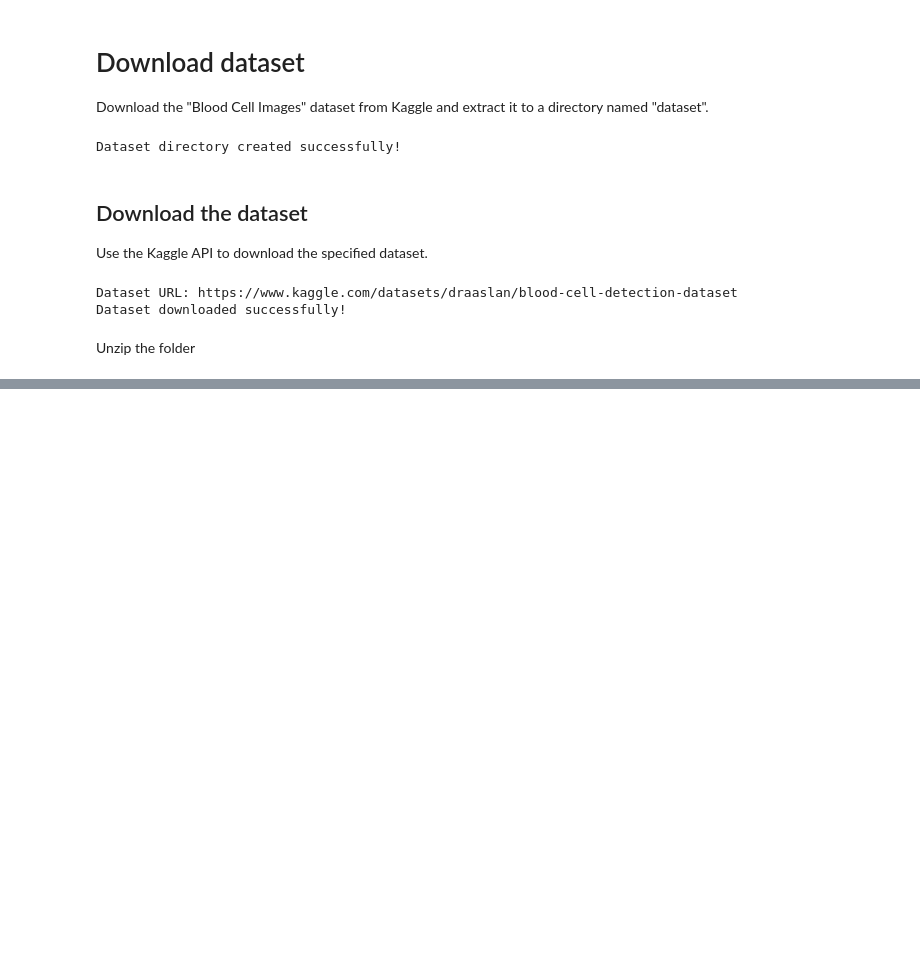
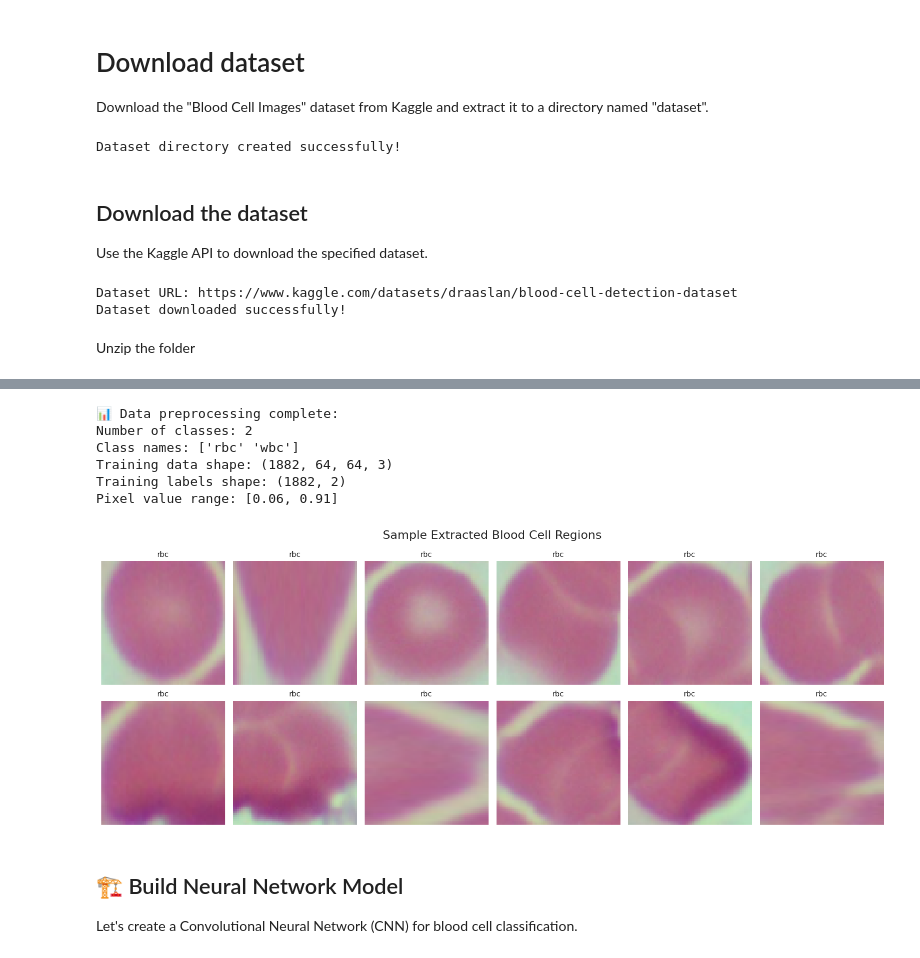
Before and after one commit to svnty/blood-cell-classification, a Jupyter notebook: notebook.ipynb, the cells around one changed output, grey strips where cells are left out. Cells and saved outputs as stored; diff of their text form; code cells hidden in the pictures; blank space fills up the shorter version.

```diff
--- a/notebook.ipynb
+++ b/notebook.ipynb
@@ -103,0 +469,52 @@ with zipfile.ZipFile(zip_path, 'r') as zip_ref:
+# %%
+# Normalize pixel values to [0, 1] range
+X_train_normalized = X_train_cells.astype('float32') / 255.0
+X_test_normalized = X_test_cells.astype('float32') / 255.0
+
+# Encode labels to integers
+label_encoder = LabelEncoder()
+y_train_encoded = label_encoder.fit_transform(y_train_cells)
+y_test_encoded = label_encoder.transform(y_test_cells)
+
+# Convert to categorical (one-hot encoding)
+num_classes = len(label_encoder.classes_)
+y_train_categorical = keras.utils.to_categorical(y_train_encoded, num_classes)
+y_test_categorical = keras.utils.to_categorical(y_test_encoded, num_classes)
+
+print(f"📊 Data preprocessing complete:")
+print(f"Number of classes: {num_classes}")
+print(f"Class names: {label_encoder.classes_}")
+print(f"Training data shape: {X_train_normalized.shape}")
+print(f"Training labels shape: {y_train_categorical.shape}")
+print(f"Pixel value range: [{X_train_normalized.min():.2f}, {X_train_normalized.max():.2f}]")
+# %% [output]
+📊 Data preprocessing complete:
+Number of classes: 2
+Class names: ['rbc' 'wbc']
+Training data shape: (1882, 64, 64, 3)
+Training labels shape: (1882, 2)
+Pixel value range: [0.06, 0.91]
+# %%
+# Visualize some extracted cell regions
+fig, axes = plt.subplots(2, 6, figsize=(15, 6))
+fig.suptitle('Sample Extracted Blood Cell Regions', fontsize=16)
+
+for i in range(12):
+    row = i // 6
+    col = i % 6
+
+    if i < len(X_train_normalized):
+        axes[row, col].imshow(X_train_normalized[i])
+        axes[row, col].set_title(f'{y_train_cells[i]}', fontsize=10)
+        axes[row, col].axis('off')
+    else:
+        axes[row, col].axis('off')
+
+plt.tight_layout()
+plt.show()
+# %% [output]
+[figure, added]
+# %% [markdown]
+## 🏗️ Build Neural Network Model
+
+Let's create a Convolutional Neural Network (CNN) for blood cell classification.
```
Also changed, not shown: parts of 24 cells of this notebook, 3 other files.
